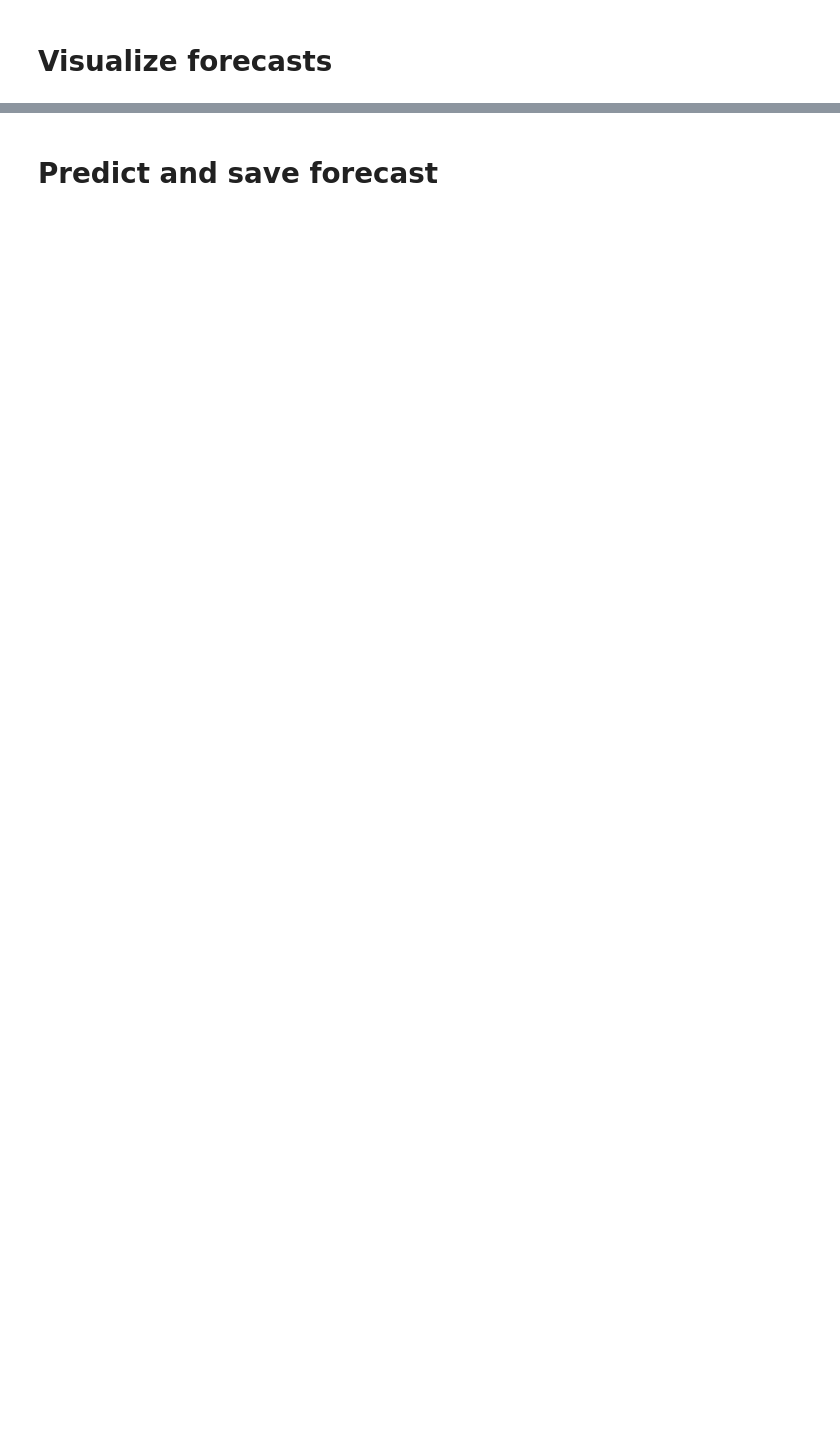
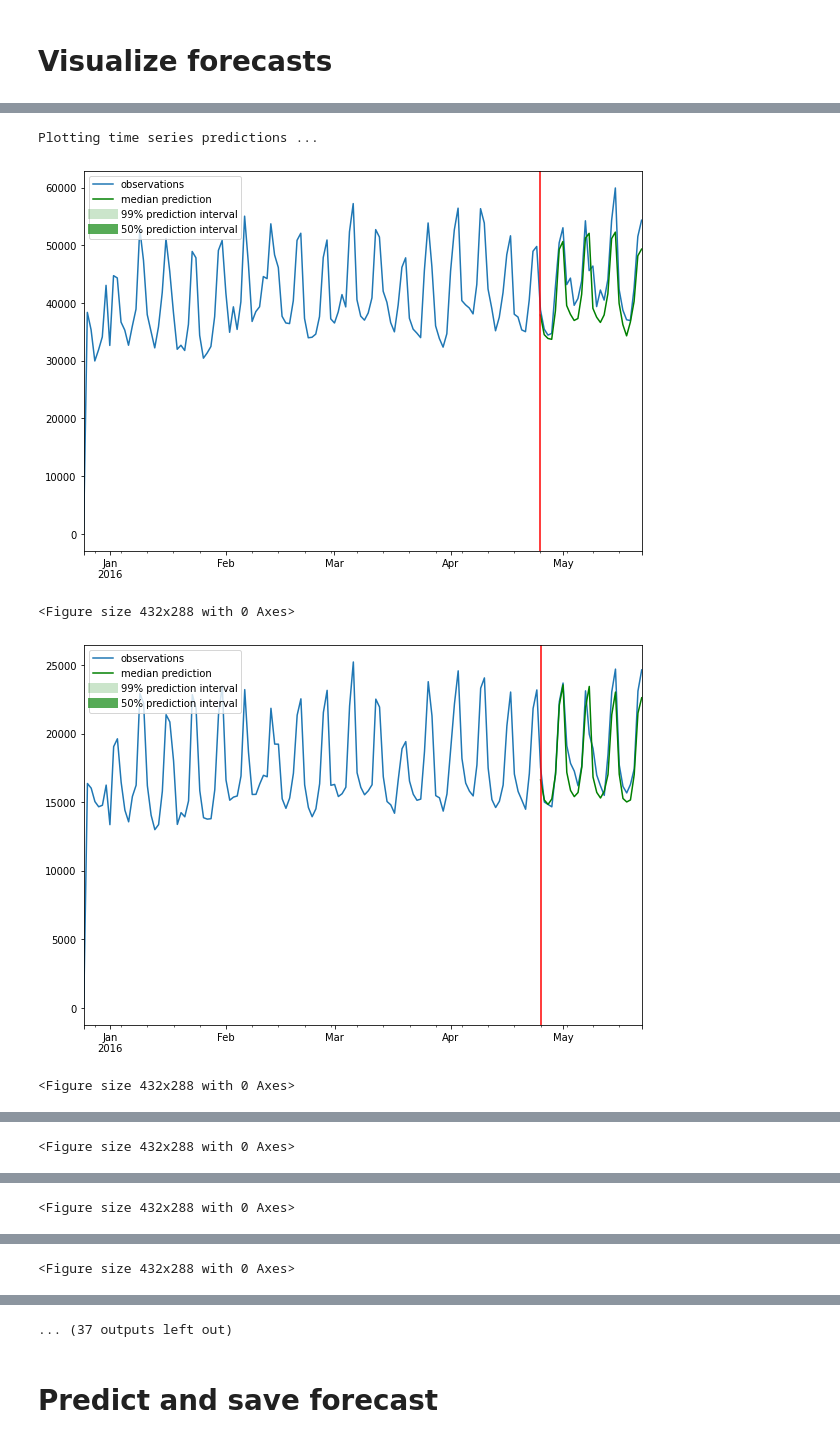
Before and after one commit to wkCircle/m5-accuracy-competition, a Jupyter notebook: m5_nbeats_toplvl.ipynb, the cells around one changed output, grey strips where cells are left out. Drawn from its saved outputs; the diff is of its cells as text; code cells hidden in the pictures; blank space fills up the shorter version.

Commit message:
update nbeats notebook by saving running figures and results in notebook

```diff
--- a/m5_nbeats_toplvl.ipynb
+++ b/m5_nbeats_toplvl.ipynb
@@ -75,8 +97,8 @@ class M5Evaluator(Evaluator):
 # %%
 single_prediction_length = 28
 submission_prediction_length = single_prediction_length * 2
-m5_input_path="/content/drive/My Drive/m5data/"
-
+m5_input_path = pathlib.Path("/content/drive/MyDrive/Colab Notebooks/m5/input/data")
+output_parent = pathlib.Path("/content/drive/MyDrive/Colab Notebooks/m5/")
 SUBMISSION=True
 VISUALIZE=True
 
@@ -254,30 +424,36 @@ num_series = len(all_aggregates)
 # %%
 if VISUALIZE:
 
-  plot_log_path = "./plots/"
+  plot_log_path = output_parent/"plots/"
   directory = os.path.dirname(plot_log_path)
   if not os.path.exists(directory):
       os.makedirs(directory)
 
   def plot_prob_forecasts(ts_entry, forecast_entry, path, sample_id, inline=True):
       plot_length = 150
       prediction_intervals = (50, 99)
       legend = ["observations", "median prediction"] + [f"{k}% prediction interval" for k in prediction_intervals][::-1]
 
       _, ax = plt.subplots(1, 1, figsize=(10, 7))
       ts_entry[-plot_length:].plot(ax=ax)
       forecast_entry.plot(prediction_intervals=prediction_intervals, color='g')
       ax.axvline(ts_entry.index[-prediction_length], color='r')
       plt.legend(legend, loc="upper left")
       if inline:
           plt.show()
           plt.clf()
       else:
           plt.savefig('{}forecast_{}.pdf'.format(path, sample_id))
           plt.close()
 
   print("Plotting time series predictions ...")
   for i in tqdm(range(num_series)):
       ts_entry = tss[i]
       forecast_entry = forecasts[i]
       plot_prob_forecasts(ts_entry, forecast_entry, plot_log_path, i)
+# %% [output]
+Plotting time series predictions ...
+[figure, added]
+<Figure size 432x288 with 0 Axes>
+[figure, added]
+<Figure size 432x288 with 0 Axes>
@@ -283,0 +461 @@ if VISUALIZE:
+<Figure size 432x288 with 0 Axes>
@@ -283,0 +463 @@ if VISUALIZE:
+<Figure size 432x288 with 0 Axes>
@@ -283,0 +465 @@ if VISUALIZE:
+<Figure size 432x288 with 0 Axes>
@@ -284,3 +467,4 @@ if VISUALIZE:
+... (37 outputs left out)
 # %% [markdown]
 # Predict and save forecast
 # %%
```
Also changed, not shown: parts of 26 cells of this notebook.
